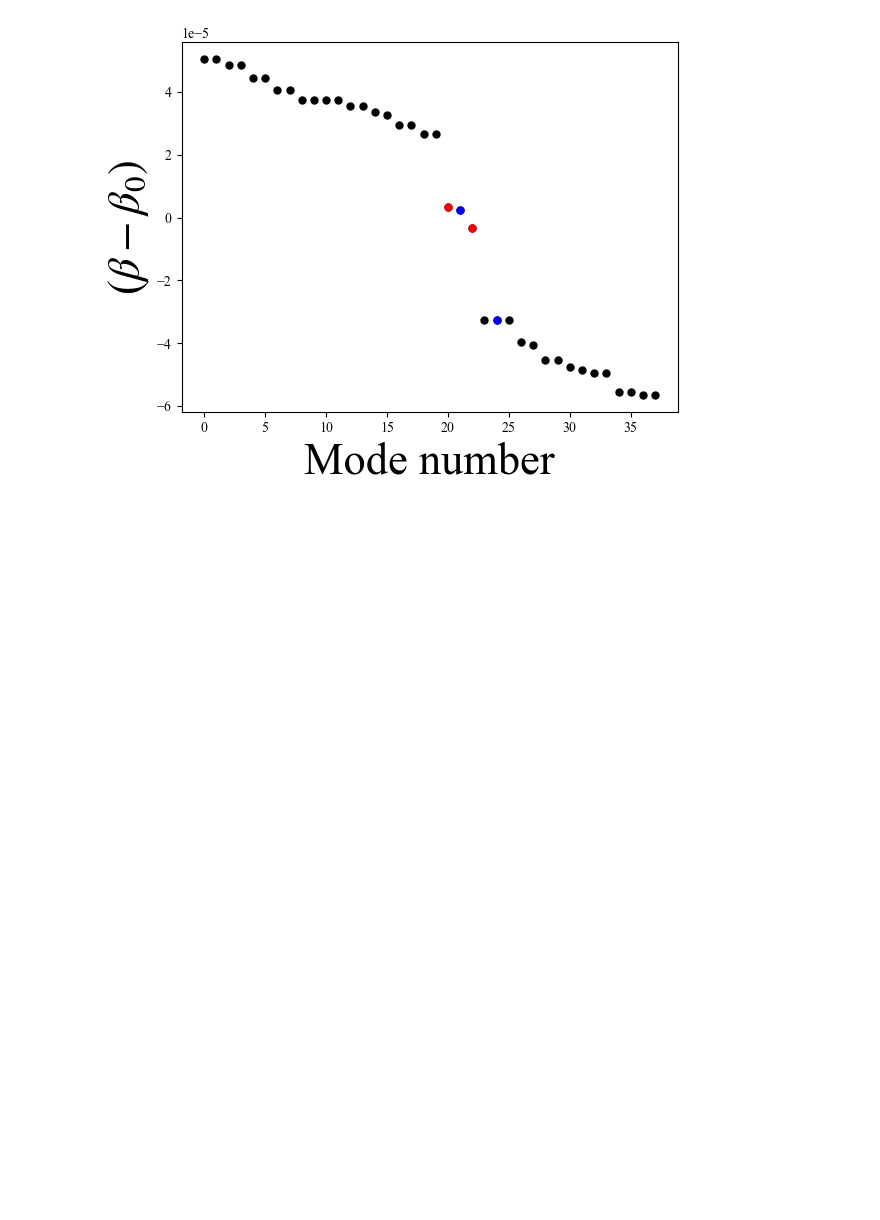
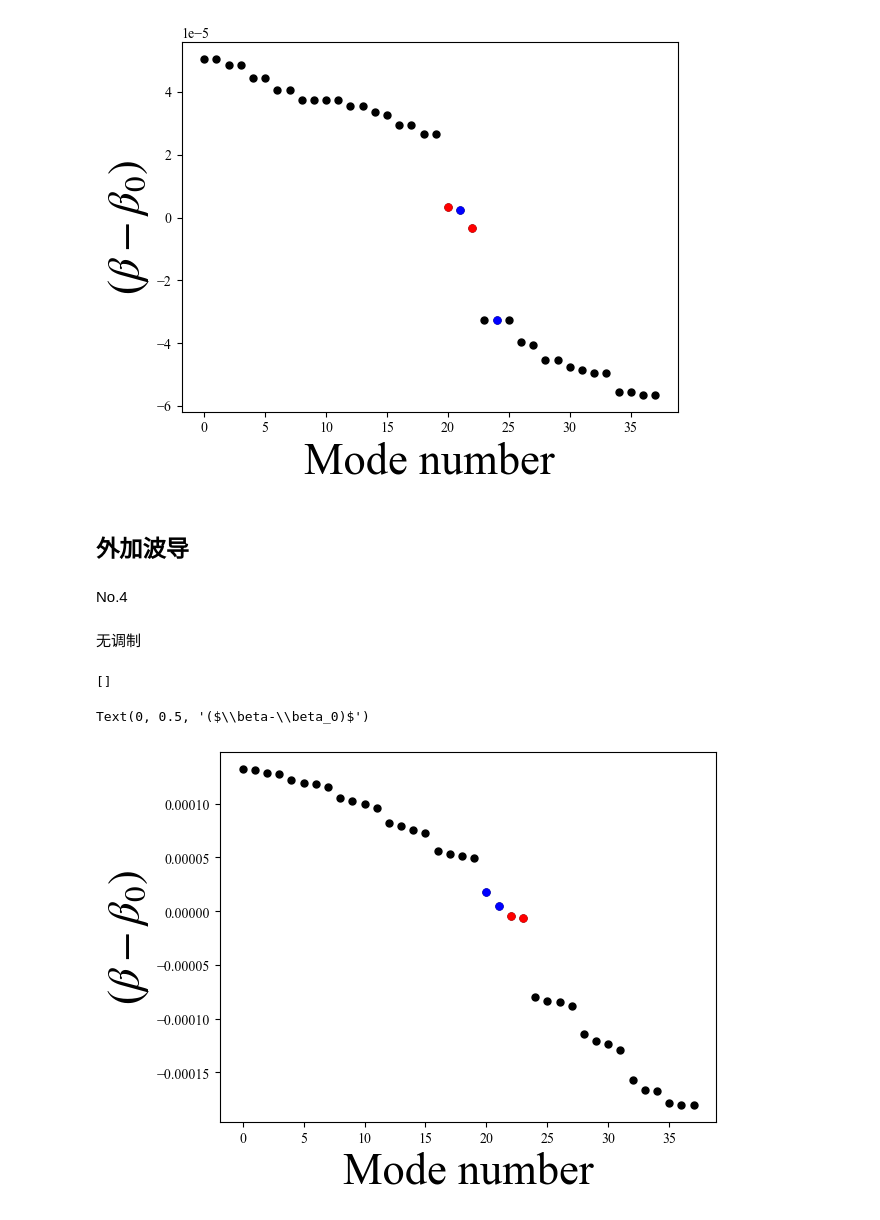
Before and after one commit to LIXUYANG03/On-chip-topological-orbital-angular-momentum, a Jupyter notebook: 能带.ipynb, the cells around one changed output. Cells and saved outputs as stored; diff of their text form; code cells hidden in the pictures; blank space fills up the shorter version.

```diff
--- a/能带.ipynb
+++ b/能带.ipynb
@@ -1105,3 +1105,49 @@ plt.ylabel(r'($\beta-\beta_0)$', fontsize = 32)
 [-1.4401220000000003, -1.4401280000000003, -1.4401350000000002, -1.4401560000000002]
 Text(0, 0.5, '($\\beta-\\beta_0)$')
 [figure]
+# %% [markdown]
+## 外加波导
+# %% [markdown]
+No.4
+# %% [markdown]
+无调制
+# %%
+y1tplist = []
+y2tplist = []
+xlist = []
+ylist = []
+yzlist = [1.440253,1.440252,1.440249,1.440248,1.440243,1.440240,1.440239,1.440236,1.440226,1.440223,1.440220,1.440217,1.440203,1.440200,1.440196,1.440193,1.440177,1.440174,1.440172,1.440170,1.440138,1.440125,1.440116,1.440114,1.440041,1.440037,1.440036,1.440032,1.440006,1.440000,1.439997,1.439991,1.439963,1.439954,1.439953,1.439942,1.439940,1.439940]
+for i in range(len(yzlist)):
+    xlist.append(i)
+
+x1tplist=[20, 21]
+x2tplist=[22, 23]
+y0 = (yzlist[21] + yzlist[22])/2
+
+for i in x2tplist:
+    y2tplist.append(yzlist[i])
+
+for i in x1tplist:
+    y1tplist.append(yzlist[i])
+print(ytplist)
+for i in range(len(yzlist)):
+    yzlist[i] -= y0
+for i in range(len(x2tplist)):
+    y2tplist[i] -= y0
+for i in range(len(x1tplist)):
+    y1tplist[i] -= y0
+
+
+plt.plot(xlist, yzlist,'.', markersize = 10, color = 'black')
+plt.plot(x2tplist, y2tplist, 'r.', markersize = 10)
+plt.plot(x1tplist, y1tplist, 'b.', markersize = 10)
+plt.rcParams['font.family']='Times New Roman, SimSun '# 设置字体族，中文为SimSun，英文为Times New Roman
+plt.rcParams['mathtext.fontset'] = 'stix'
+plt.xlabel('Mode number', fontsize = 32)
+plt.ylabel(r'($\beta-\beta_0)$', fontsize = 32)
+
+# g = 1e-5
+# %% [output]
+[]
+Text(0, 0.5, '($\\beta-\\beta_0)$')
+[figure, added]
```
Also changed, not shown: parts of 7 cells of this notebook.
